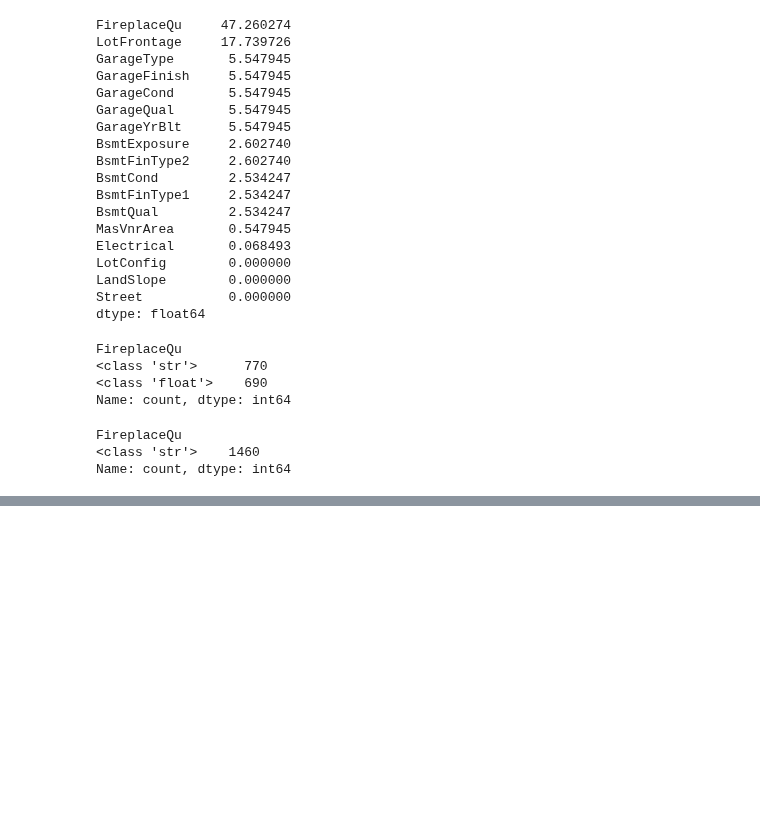
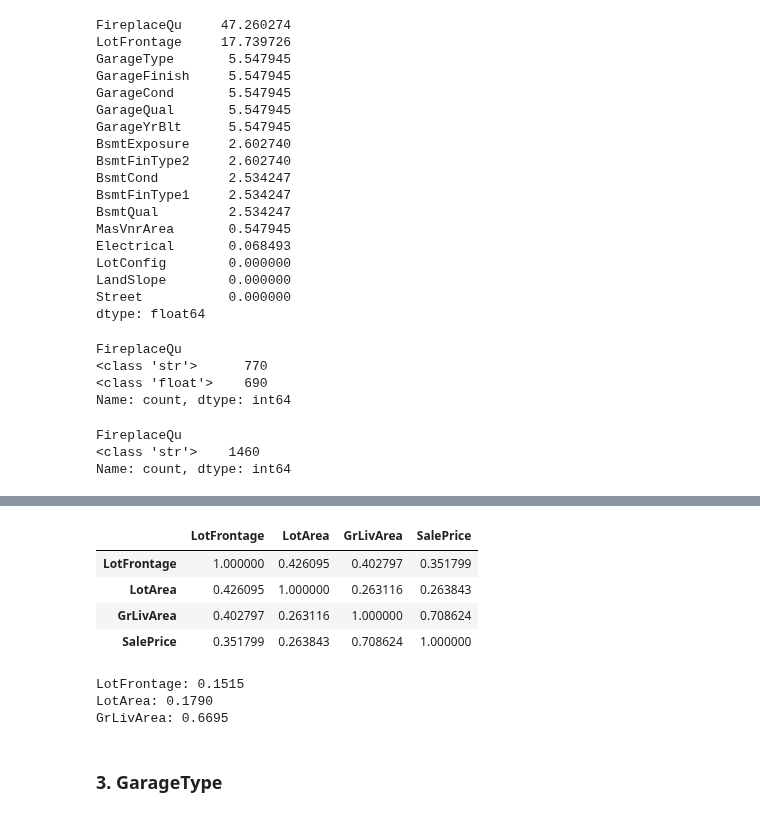
Before and after one commit to akhyear/house_price_prediction, a Jupyter notebook: train_code.ipynb, the cells around one changed output, grey strips where cells are left out. Saved outputs shown, nothing was run; the diff lists cells and outputs as text; code cells hidden in the pictures; blank space fills up the shorter version.

```diff
--- a/train_code.ipynb
+++ b/train_code.ipynb
@@ -228,0 +270,32 @@ Name: count, dtype: int64
+# %%
+df[['LotFrontage', 'LotArea', 'GrLivArea', 'SalePrice']].corr()
+# %% [output]
+|  | LotFrontage | LotArea | GrLivArea | SalePrice |
+| LotFrontage | 1.000000 | 0.426095 | 0.402797 | 0.351799 |
+| LotArea | 0.426095 | 1.000000 | 0.263116 | 0.263843 |
+| GrLivArea | 0.402797 | 0.263116 | 1.000000 | 0.708624 |
+| SalePrice | 0.351799 | 0.263843 | 0.708624 | 1.000000 |
+# %%
+# Step 5: Compare Feature Importance via Model
+from sklearn.ensemble import RandomForestRegressor
+from sklearn.impute import SimpleImputer
+from sklearn.model_selection import train_test_split
+
+# Simple Imputation for missing LotFrontage (temp)
+imputer = SimpleImputer(strategy='median')
+df['LotFrontage'] = imputer.fit_transform(df[['LotFrontage']])
+
+features = ['LotFrontage', 'LotArea', 'GrLivArea']
+X = df[features]
+y = df['SalePrice']
+
+model = RandomForestRegressor()
+model.fit(X, y)
+
+importances = model.feature_importances_
+for f, imp in zip(features, importances):
+    print(f"{f}: {imp:.4f}")
+# %% [output]
+LotFrontage: 0.1515
+LotArea: 0.1790
+GrLivArea: 0.6695
@@ -228,0 +311,2 @@ Name: count, dtype: int64
+# %% [markdown]
+### 3. GarageType
```
Also changed, not shown: parts of 14 cells of this notebook.
